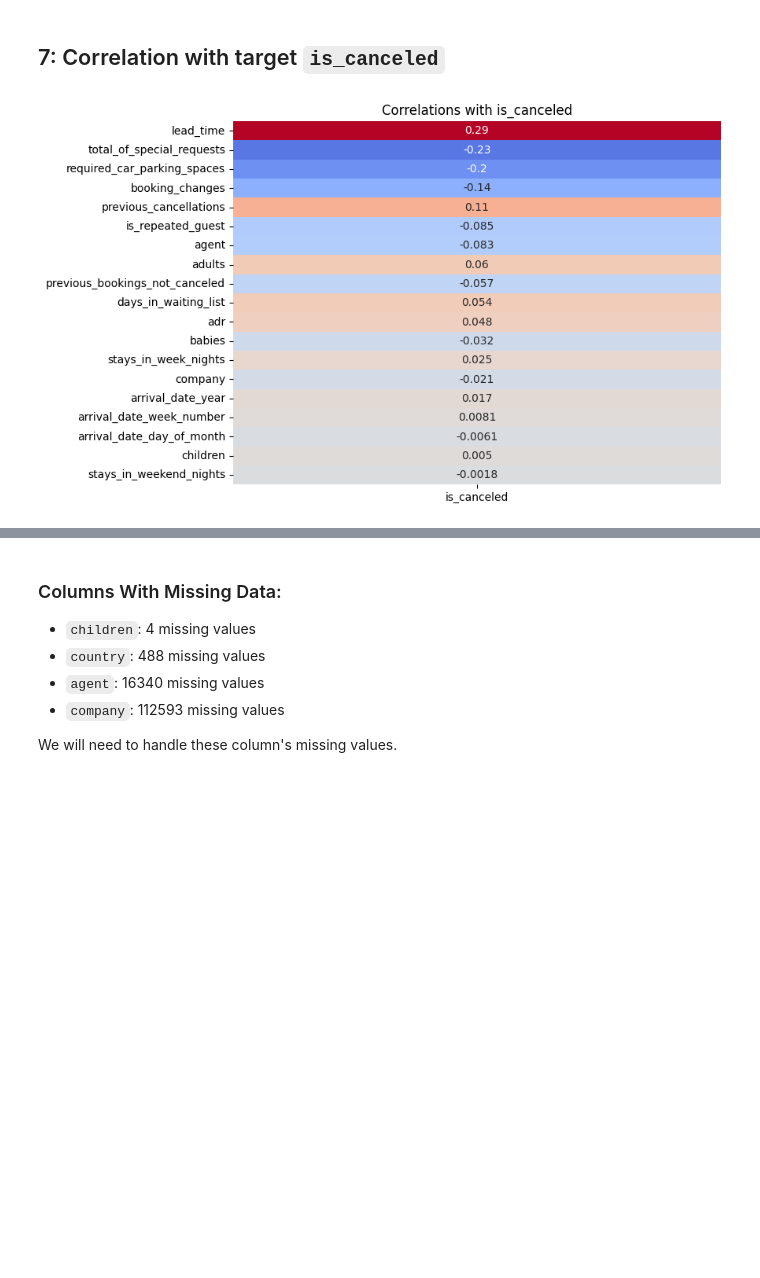
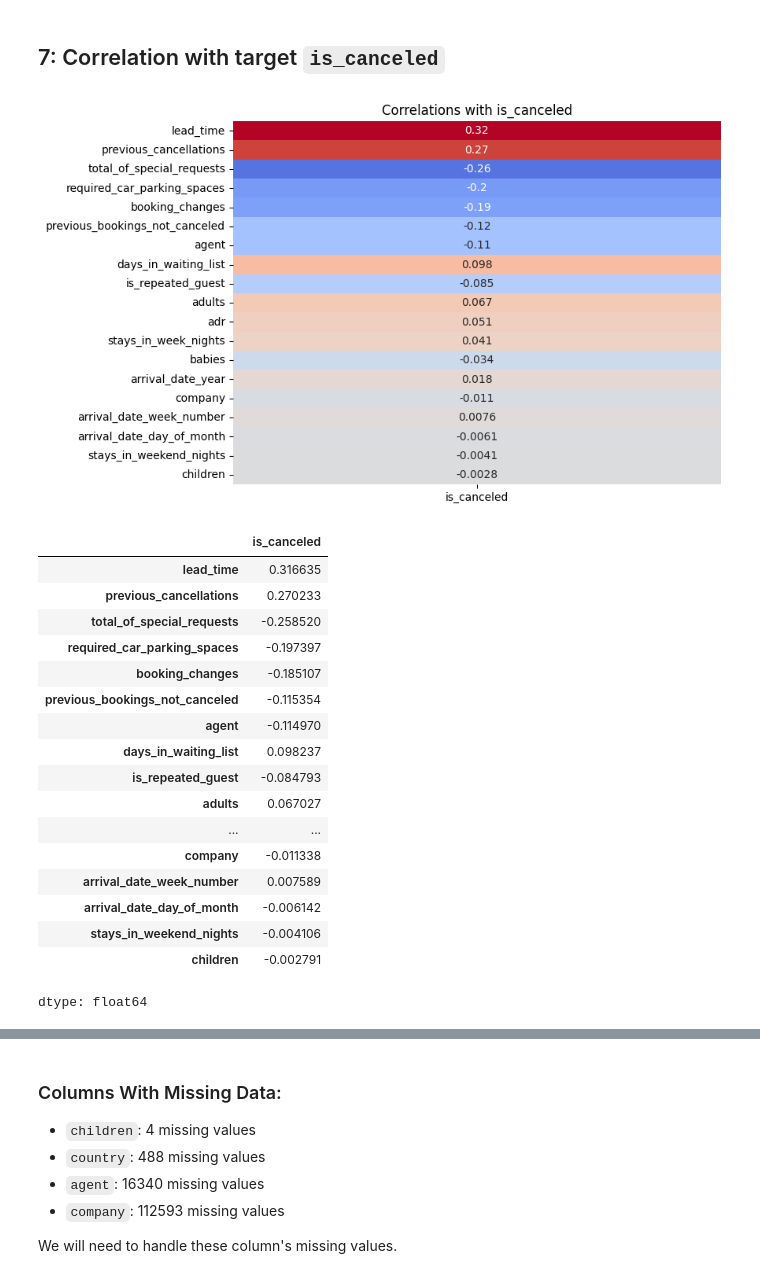
Before and after one commit to MoBakry04/gtc-ml-project1-hotel-bookings, a Jupyter notebook: gtc_ml_project1.ipynb, the cells around one changed output, grey strips where cells are left out. Drawn from its saved outputs; the diff is of its cells as text; code cells hidden in the pictures; blank space fills up the shorter version.

```diff
--- a/gtc_ml_project1.ipynb
+++ b/gtc_ml_project1.ipynb
@@ -162,19 +164,39 @@ plt.show()
 # %%
 def plot_target_correlation():
     numeric_df = df.select_dtypes(include=['number'])
-    corr = numeric_df.corr()['is_canceled'].drop('is_canceled')
+    corr = numeric_df.corr(method = 'spearman')['is_canceled'].drop('is_canceled')
     corr = corr.sort_values(key=abs, ascending=False)
 
     corr = corr.head(20)
 
     plt.figure(figsize=(8, 6))
     sns.heatmap(
         corr.to_frame(),
         annot=True, cmap="coolwarm", center=0, cbar=False
     )
     plt.title(f"Correlations with is_canceled")
     plt.show()
 
+    return corr
+
 plot_target_correlation()
 # %% [output]
-[figure, old version]
+[figure, new version]
+|  | is_canceled |
+| lead_time | 0.316635 |
+| previous_cancellations | 0.270233 |
+| total_of_special_requests | -0.258520 |
+| required_car_parking_spaces | -0.197397 |
+| booking_changes | -0.185107 |
+| previous_bookings_not_canceled | -0.115354 |
+| agent | -0.114970 |
+| days_in_waiting_list | 0.098237 |
+| is_repeated_guest | -0.084793 |
+| adults | 0.067027 |
+| ... | ... |
+| company | -0.011338 |
+| arrival_date_week_number | 0.007589 |
+| arrival_date_day_of_month | -0.006142 |
+| stays_in_weekend_nights | -0.004106 |
+| children | -0.002791 |
+dtype: float64
```
Also changed, not shown: parts of 27 cells of this notebook.
